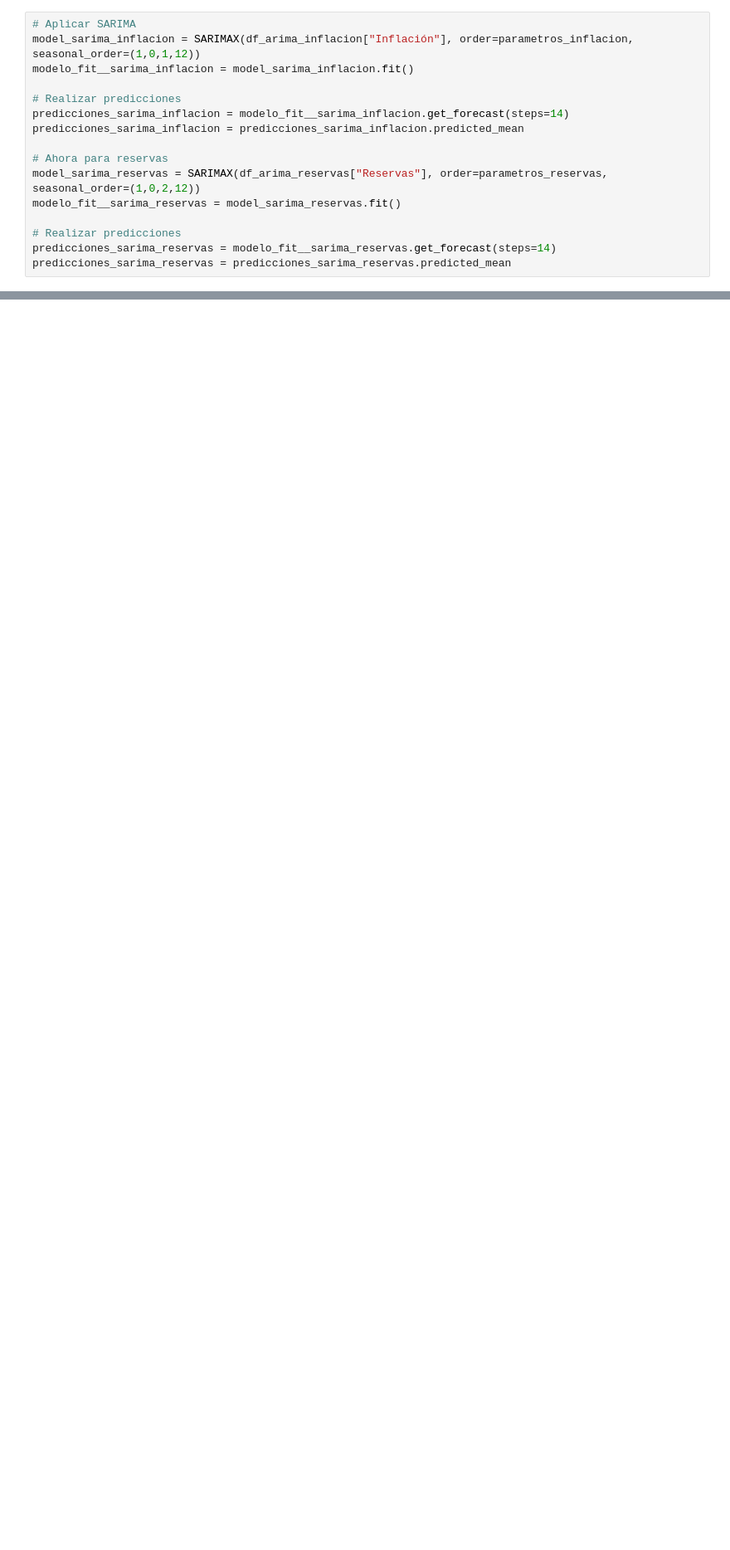
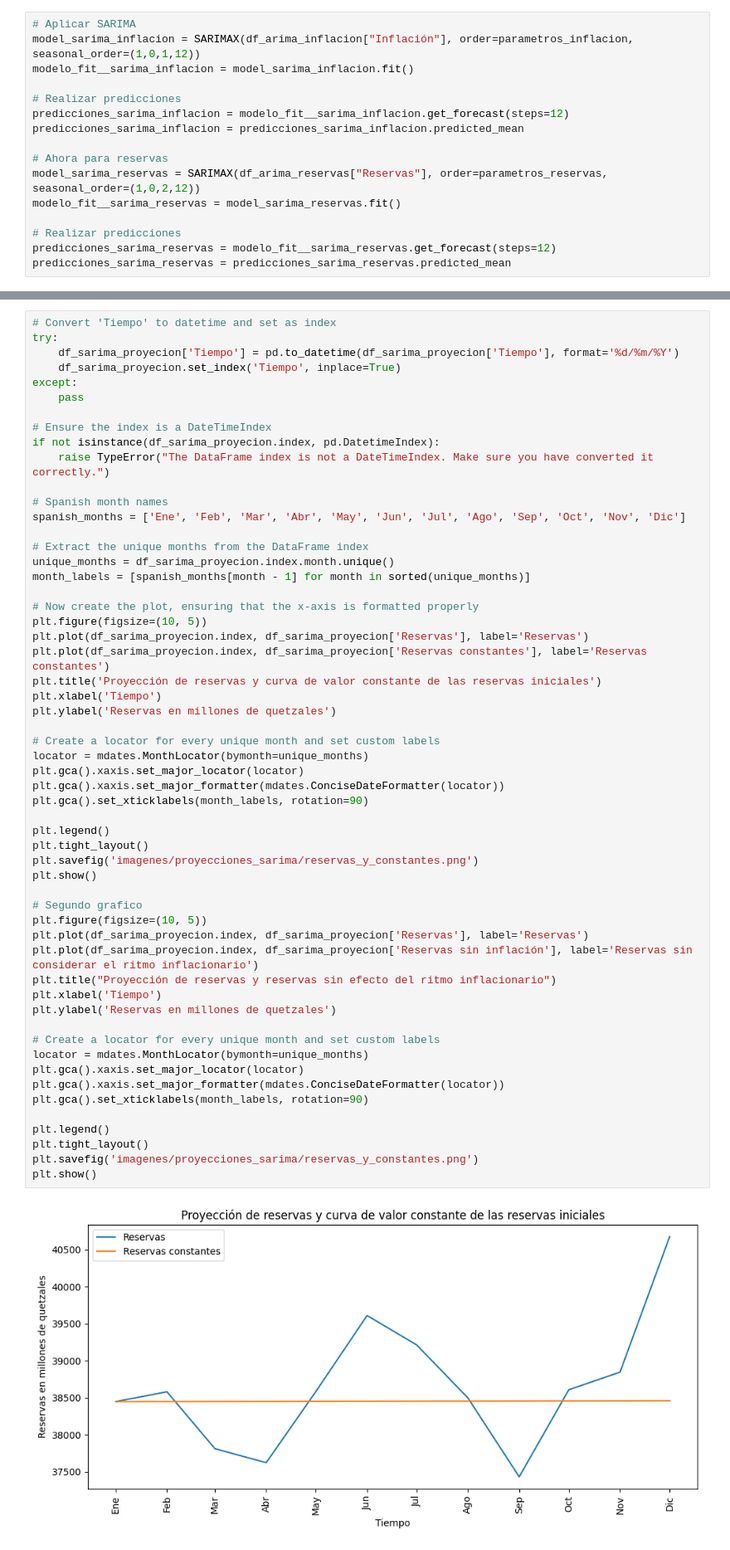
Before and after one commit to MariajoseChinchilla/Investigacion_BANGUAT, a Jupyter notebook: graficas.ipynb, the cells around one changed output, grey strips where cells are left out. Shown at 83% size. Saved outputs shown, nothing was run; the diff lists cells and outputs as text; blank space fills up the shorter version.

```diff
--- a/graficas.ipynb
+++ b/graficas.ipynb
@@ -216,7 +305,7 @@ model_sarima_inflacion = SARIMAX(df_arima_inflacion["Inflación"], order=paramet
 modelo_fit__sarima_inflacion = model_sarima_inflacion.fit()
 
 # Realizar predicciones
-predicciones_sarima_inflacion = modelo_fit__sarima_inflacion.get_forecast(steps=14)
+predicciones_sarima_inflacion = modelo_fit__sarima_inflacion.get_forecast(steps=12)
 predicciones_sarima_inflacion = predicciones_sarima_inflacion.predicted_mean
 
 # Ahora para reservas
@@ -224,5 +313,5 @@ model_sarima_reservas = SARIMAX(df_arima_reservas["Reservas"], order=parametros_
 modelo_fit__sarima_reservas = model_sarima_reservas.fit()
 
 # Realizar predicciones
-predicciones_sarima_reservas = modelo_fit__sarima_reservas.get_forecast(steps=14)
+predicciones_sarima_reservas = modelo_fit__sarima_reservas.get_forecast(steps=12)
 predicciones_sarima_reservas = predicciones_sarima_reservas.predicted_mean
@@ -284,0 +343,58 @@ plt.show()
+# %%
+# Convert 'Tiempo' to datetime and set as index
+try:
+    df_sarima_proyecion['Tiempo'] = pd.to_datetime(df_sarima_proyecion['Tiempo'], format='%d/%m/%Y')
+    df_sarima_proyecion.set_index('Tiempo', inplace=True)
+except:
+    pass
+
+# Ensure the index is a DateTimeIndex
+if not isinstance(df_sarima_proyecion.index, pd.DatetimeIndex):
+    raise TypeError("The DataFrame index is not a DateTimeIndex. Make sure you have converted it correctly.")
+
+# Spanish month names
+spanish_months = ['Ene', 'Feb', 'Mar', 'Abr', 'May', 'Jun', 'Jul', 'Ago', 'Sep', 'Oct', 'Nov', 'Dic']
+
+# Extract the unique months from the DataFrame index
+unique_months = df_sarima_proyecion.index.month.unique()
+month_labels = [spanish_months[month - 1] for month in sorted(unique_months)]
+
+# Now create the plot, ensuring that the x-axis is formatted properly
+plt.figure(figsize=(10, 5))
+plt.plot(df_sarima_proyecion.index, df_sarima_proyecion['Reservas'], label='Reservas')
+plt.plot(df_sarima_proyecion.index, df_sarima_proyecion['Reservas constantes'], label='Reservas constantes')
+plt.title('Proyección de reservas y curva de valor constante de las reservas iniciales')
+plt.xlabel('Tiempo')
+plt.ylabel('Reservas en millones de quetzales')
+
+# Create a locator for every unique month and set custom labels
+locator = mdates.MonthLocator(bymonth=unique_months)
+plt.gca().xaxis.set_major_locator(locator)
+plt.gca().xaxis.set_major_formatter(mdates.ConciseDateFormatter(locator))
+plt.gca().set_xticklabels(month_labels, rotation=90)
+
+plt.legend()
+plt.tight_layout()
+plt.savefig('imagenes/proyecciones_sarima/reservas_y_constantes.png')
+plt.show()
+
+# Segundo grafico
+plt.figure(figsize=(10, 5))
+plt.plot(df_sarima_proyecion.index, df_sarima_proyecion['Reservas'], label='Reservas')
+plt.plot(df_sarima_proyecion.index, df_sarima_proyecion['Reservas sin inflación'], label='Reservas sin considerar el ritmo inflacionario')
+plt.title("Proyección de reservas y reservas sin efecto del ritmo inflacionario")
+plt.xlabel('Tiempo')
+plt.ylabel('Reservas en millones de quetzales')
+
+# Create a locator for every unique month and set custom labels
+locator = mdates.MonthLocator(bymonth=unique_months)
+plt.gca().xaxis.set_major_locator(locator)
+plt.gca().xaxis.set_major_formatter(mdates.ConciseDateFormatter(locator))
+plt.gca().set_xticklabels(month_labels, rotation=90)
+
+plt.legend()
+plt.tight_layout()
+plt.savefig('imagenes/proyecciones_sarima/reservas_y_constantes.png')
+plt.show()
+# %% [output]
+[figure, added]
```
Also changed, not shown: parts of 17 cells of this notebook, 7 other files.
